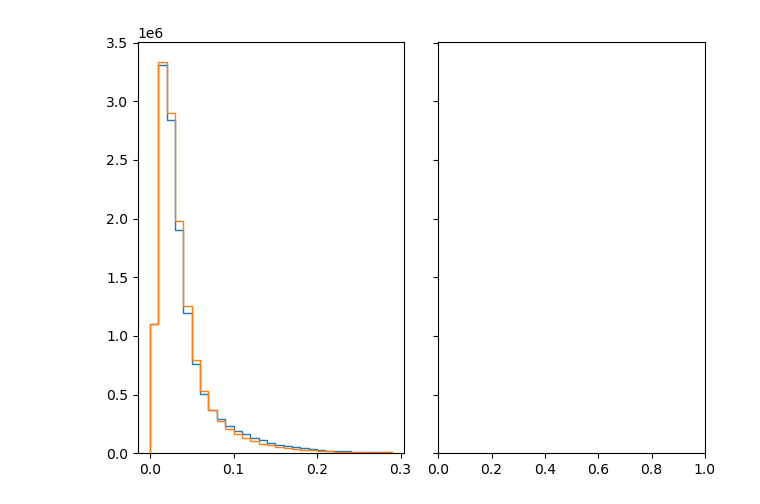
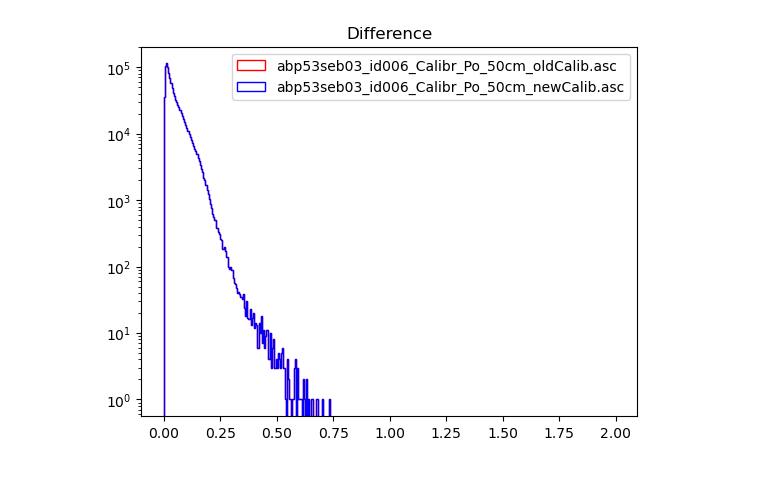
Before and after one commit to ivandudkov/pyEchoManager, a Jupyter notebook: jnotebooks/fs_001_dataanalysis.ipynb, the cells around one changed output. Cells and saved outputs as stored; diff of their text form; code cells hidden in the pictures; blank space fills up the shorter version.

```diff
--- a/jnotebooks/fs_001_dataanalysis.ipynb
+++ b/jnotebooks/fs_001_dataanalysis.ipynb
@@ -41,22 +41,30 @@ def read_ascii_dtm_data(path):
 
     return x, y, val, num, sdv
 
-path_before = r'C:\PDS Projects\ABP_49\Products\svp_analysis\v0255_before_50cm.asc'
-path_after = r'C:\PDS Projects\ABP_49\Products\svp_analysis\v0255_after_50cm.asc'
+path_before = r'C:\PDS Projects\ABP53_UTM34N_stg3\Product\abp53seb03_id006_Calibr_Po_50cm_oldCalib.asc'
+path_after = r'C:\PDS Projects\ABP53_UTM34N_stg3\Product\abp53seb03_id006_Calibr_Po_50cm_newCalib.asc'
 
 x_b, y_b, val_b, num_b, sdv_b = read_ascii_dtm_data(path_before)
 x_a, y_a, val_a, num_a, sdv_a = read_ascii_dtm_data(path_after)
 # %%
-n_bins = np.arange(0,0.3,0.01)
+n_bins = np.arange(0,2,0.005)
 dist1 = np.array(sdv_b)
 dist2 = np.array(sdv_a)
 # We can set the number of bins with the *bins* keyword argument.
-fig, axs = plt.subplots(1, 2, sharey=True, tight_layout=True)
-
+fig, ax = plt.subplots()
+ax.set_title('Difference')
 # We can set the number of bins with the *bins* keyword argument.
 
-axs[0].hist(dist1, bins=n_bins, histtype='step')
-axs[0].hist(dist2, bins=n_bins, histtype='step')
+grid_before = os.path.basename(path_before)
+grid_after = os.path.basename(path_after)
+
+# Before:
+ax.hist(dist1, bins=n_bins, histtype='step', color='r', label=grid_before, log=True)
+
+# After:
+ax.hist(dist2, bins=n_bins, histtype='step', color='b', label=grid_after, log=True)
+ax.axis()
+plt.legend()
 plt.show()
 # %% [output]
-[figure, old version]
+[figure, new version]
```
Also changed, not shown: parts of 2 cells of this notebook, 34 other files.
